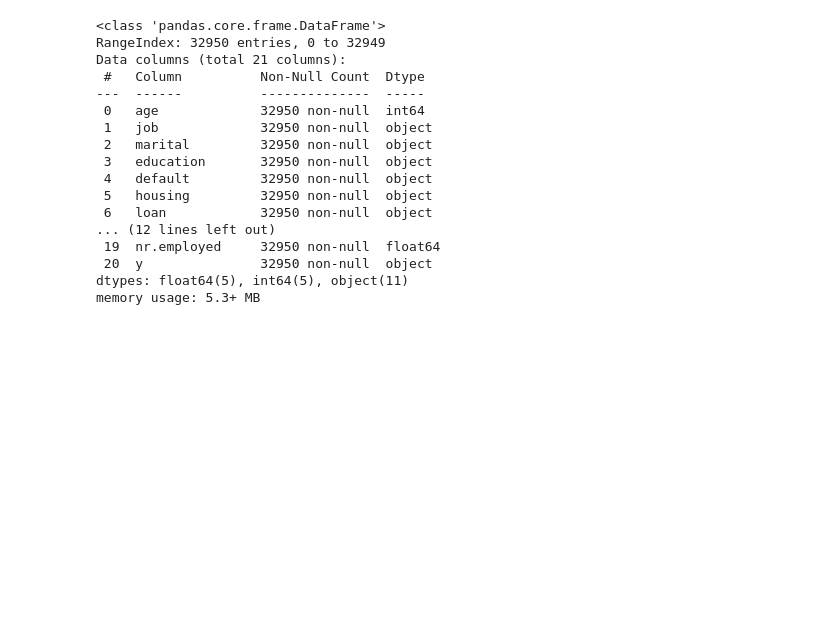
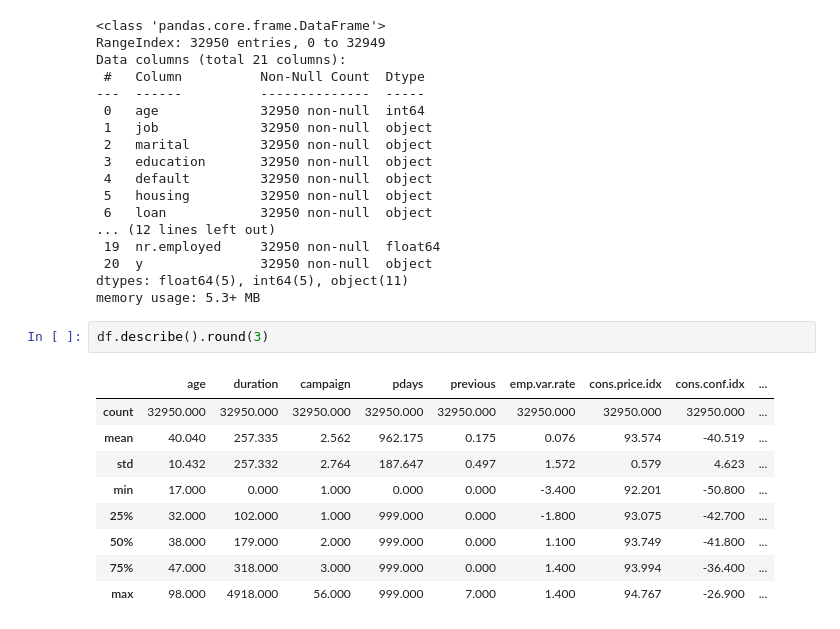
Before and after one commit to lustraka/Udacity01_Optimizing_a_Pipeline_in_Azure, a Jupyter notebook: sandbox-1/Colab_BankMarketingEDA.ipynb, the cells around one changed output. Saved outputs shown, nothing was run; the diff lists cells and outputs as text; blank space fills up the shorter version.

```diff
--- a/sandbox-1/Colab_BankMarketingEDA.ipynb
+++ b/sandbox-1/Colab_BankMarketingEDA.ipynb
@@ -25,3 +26,15 @@ Data columns (total 21 columns):
  20  y               32950 non-null  object
 dtypes: float64(5), int64(5), object(11)
 memory usage: 5.3+ MB
+# %%
+df.describe().round(3)
+# %% [output]
+|  | age | duration | campaign | pdays | previous | emp.var.rate | cons.price.idx | cons.conf.idx | ... |
+| count | 32950.000 | 32950.000 | 32950.000 | 32950.000 | 32950.000 | 32950.000 | 32950.000 | 32950.000 | ... |
+| mean | 40.040 | 257.335 | 2.562 | 962.175 | 0.175 | 0.076 | 93.574 | -40.519 | ... |
+| std | 10.432 | 257.332 | 2.764 | 187.647 | 0.497 | 1.572 | 0.579 | 4.623 | ... |
+| min | 17.000 | 0.000 | 1.000 | 0.000 | 0.000 | -3.400 | 92.201 | -50.800 | ... |
+| 25% | 32.000 | 102.000 | 1.000 | 999.000 | 0.000 | -1.800 | 93.075 | -42.700 | ... |
+| 50% | 38.000 | 179.000 | 2.000 | 999.000 | 0.000 | 1.100 | 93.749 | -41.800 | ... |
+| 75% | 47.000 | 318.000 | 3.000 | 999.000 | 0.000 | 1.400 | 93.994 | -36.400 | ... |
+| max | 98.000 | 4918.000 | 56.000 | 999.000 | 7.000 | 1.400 | 94.767 | -26.900 | ... |
```
Also changed, not shown: parts of 12 cells of this notebook.
